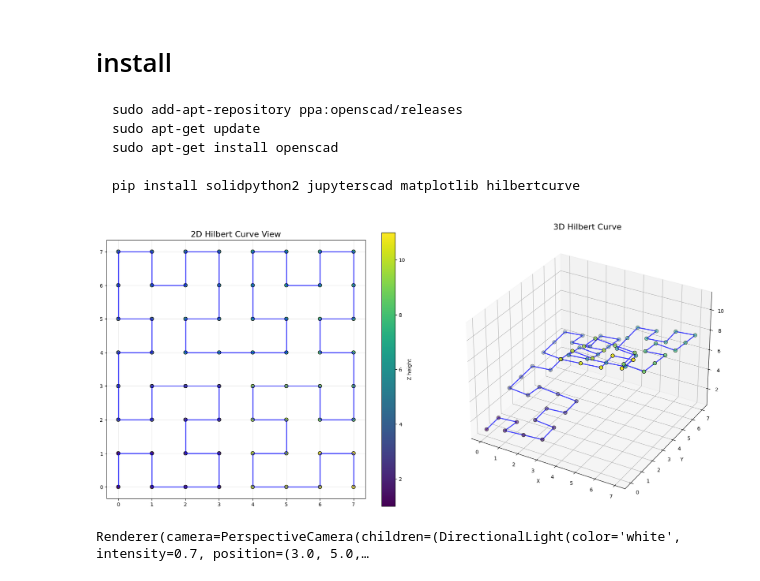
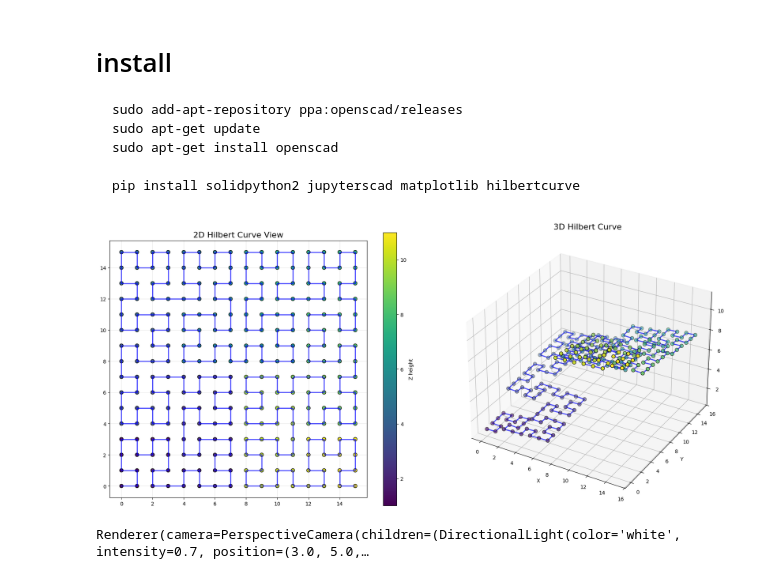
Before and after one commit to eschluntz/marble_maze, a Jupyter notebook: solid_testing.ipynb, the cells around one changed output. Cells and saved outputs as stored; diff of their text form; code cells hidden in the pictures.

```diff
--- a/solid_testing.ipynb
+++ b/solid_testing.ipynb
@@ -28,7 +28,7 @@ def get_hilbert_3d_curve(order, spacing:float, z_size: float, z_offset: float):
     # Create a single numpy array of shape (n, 3)
     return np.column_stack((points, z_coords))
 
-points = get_hilbert_3d_curve(3, spacing=1, z_size=10, z_offset=1)
+points = get_hilbert_3d_curve(4, spacing=1, z_size=10, z_offset=1)
 
 
 def plot_hilbert_curve(points, connect_points=True, show_points=True):
@@ -61,34 +61,34 @@ def plot_hilbert_curve(points, connect_points=True, show_points=True):
 
     # Customize the 2D plot
     ax1.set_title('2D Hilbert Curve View', fontsize=16)
     ax1.grid(True, alpha=0.3)
     ax1.set_aspect('equal')
     fig.colorbar(scatter, ax=ax1, label='Z height')
 
     # 3D plot
     ax2 = fig.add_subplot(122, projection='3d')
 
     # Plot the curve (connected points) in 3D
     if connect_points:
         ax2.plot(x_coords, y_coords, z_coords, '-', linewidth=2, color='blue', alpha=0.7)
 
     # Plot the individual points in 3D
     if show_points:
         ax2.scatter(x_coords, y_coords, z_coords, s=50, c=z_coords, cmap='viridis', edgecolors='black')
 
     # Customize the 3D plot
     ax2.set_title('3D Hilbert Curve', fontsize=16)
     ax2.set_xlabel('X')
     ax2.set_ylabel('Y')
     ax2.set_zlabel('Z')
 
     # Adjust layout and show the plot
     plt.tight_layout()
     plt.show()
 
 plot_hilbert_curve(points)
 # %% [output]
-[figure, old version]
+[figure, new version]
 # %%
 # demo showing how to use jupyterscad
 from jupyterscad import view
```
Also changed, not shown: parts of 6 cells of this notebook.
